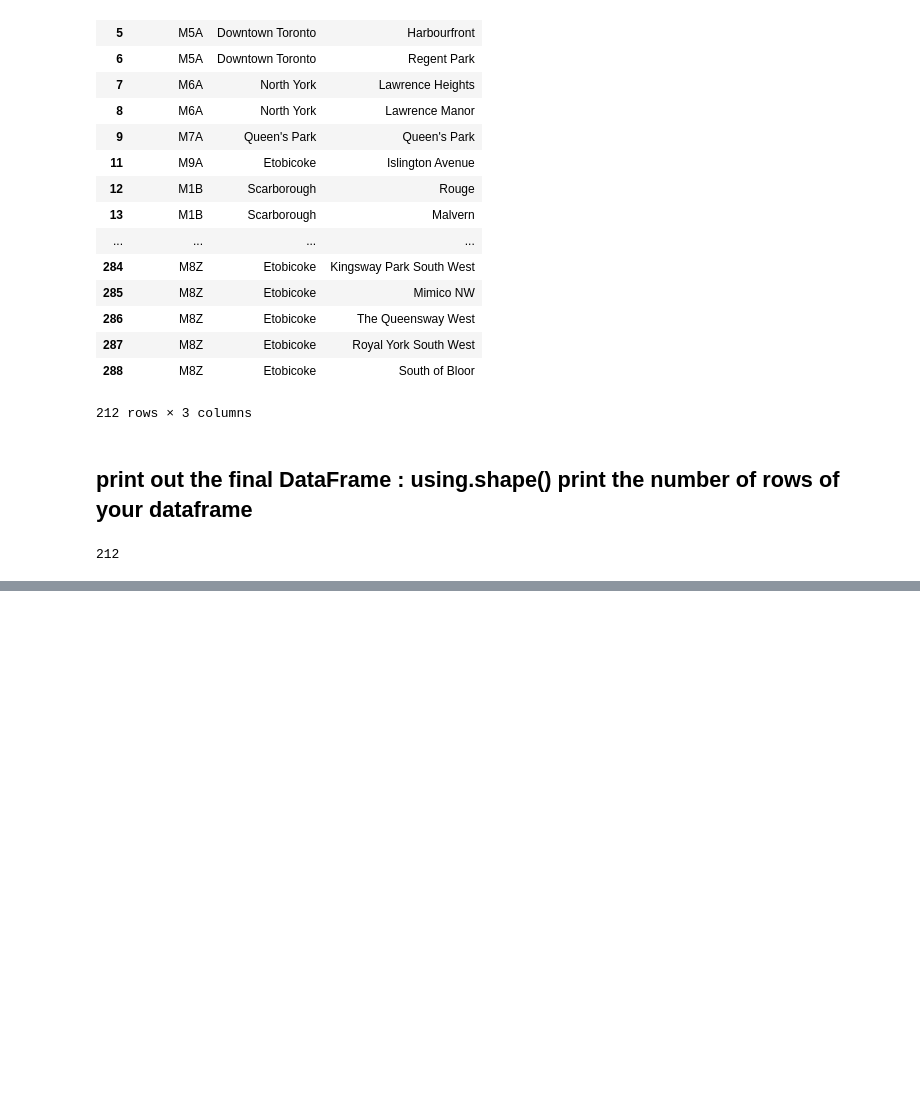
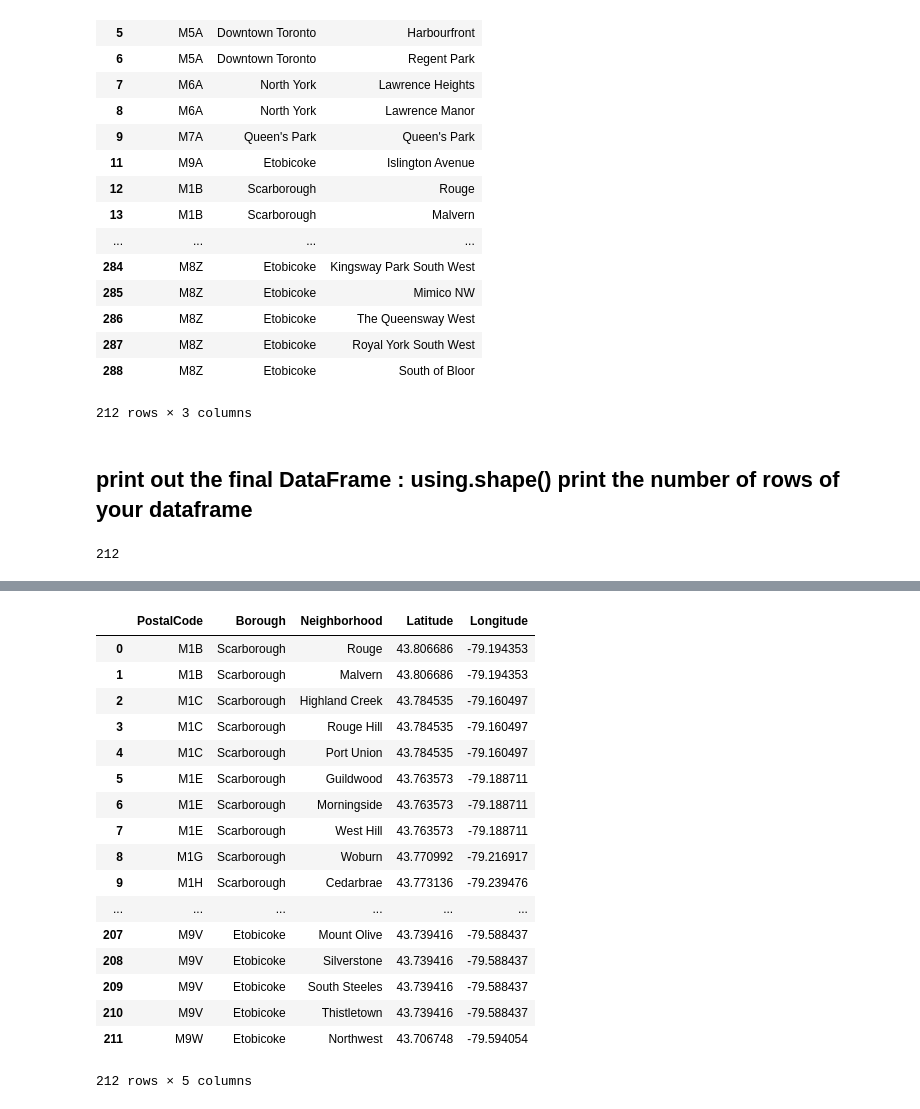
Before and after one commit to MusicLearningLab/coursera-capstone-project, a Jupyter notebook: Segmenting and Clustering Neighborhoods Toronto.ipynb, the cells around one changed output, grey strips where cells are left out. Drawn from its saved outputs; the diff is of its cells as text; code cells hidden in the pictures; blank space fills up the shorter version.

```diff
--- a/Segmenting and Clustering Neighborhoods Toronto.ipynb
+++ b/Segmenting and Clustering Neighborhoods Toronto.ipynb
@@ -139,0 +147,3 @@ zipCodeDF_borough.shape[0]
+# %%
+geocode = pd.read_csv('canada_geo.csv')
+geocode
@@ -139,0 +169,24 @@ zipCodeDF_borough.shape[0]
+# %%
+zipCodeDF_geo = zipCodeDF_borough.set_index('PostalCode').join(geocode.set_index('Postal Code')).reset_index()
+zipCodeDF_geo.shape
+zipCodeDF_geo.columns = ['PostalCode', 'Borough', 'Neighborhood', 'Latitude', 'Longitude']
+zipCodeDF_geo
+# %% [output]
+|  | PostalCode | Borough | Neighborhood | Latitude | Longitude |
+| 0 | M1B | Scarborough | Rouge | 43.806686 | -79.194353 |
+| 1 | M1B | Scarborough | Malvern | 43.806686 | -79.194353 |
+| 2 | M1C | Scarborough | Highland Creek | 43.784535 | -79.160497 |
+| 3 | M1C | Scarborough | Rouge Hill | 43.784535 | -79.160497 |
+| 4 | M1C | Scarborough | Port Union | 43.784535 | -79.160497 |
+| 5 | M1E | Scarborough | Guildwood | 43.763573 | -79.188711 |
+| 6 | M1E | Scarborough | Morningside | 43.763573 | -79.188711 |
+| 7 | M1E | Scarborough | West Hill | 43.763573 | -79.188711 |
+| 8 | M1G | Scarborough | Woburn | 43.770992 | -79.216917 |
+| 9 | M1H | Scarborough | Cedarbrae | 43.773136 | -79.239476 |
+| ... | ... | ... | ... | ... | ... |
+| 207 | M9V | Etobicoke | Mount Olive | 43.739416 | -79.588437 |
+| 208 | M9V | Etobicoke | Silverstone | 43.739416 | -79.588437 |
+| 209 | M9V | Etobicoke | South Steeles | 43.739416 | -79.588437 |
+| 210 | M9V | Etobicoke | Thistletown | 43.739416 | -79.588437 |
+| 211 | M9W | Etobicoke | Northwest | 43.706748 | -79.594054 |
+212 rows × 5 columns
```
Also changed, not shown: parts of 3 cells of this notebook.
